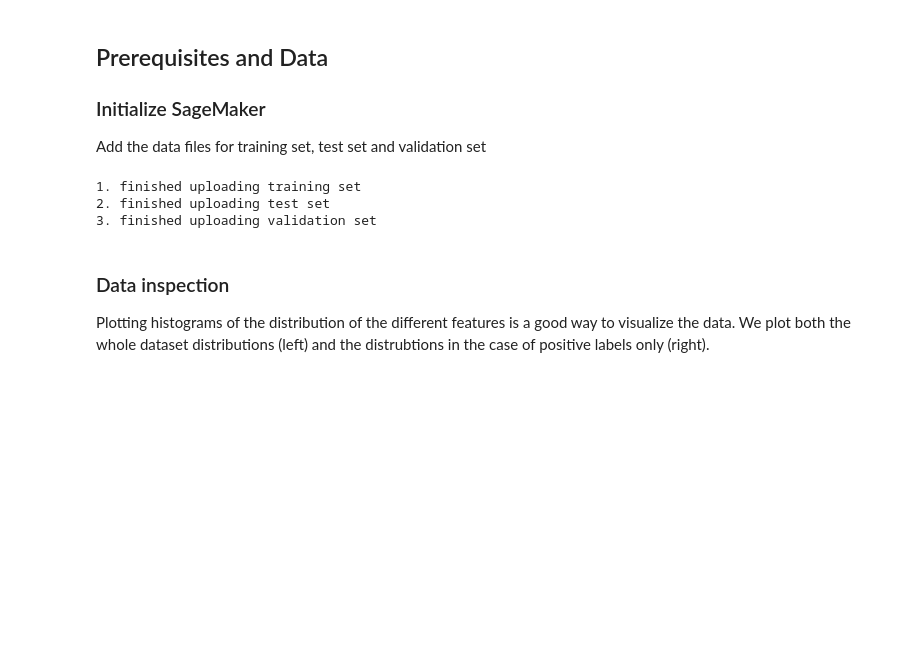
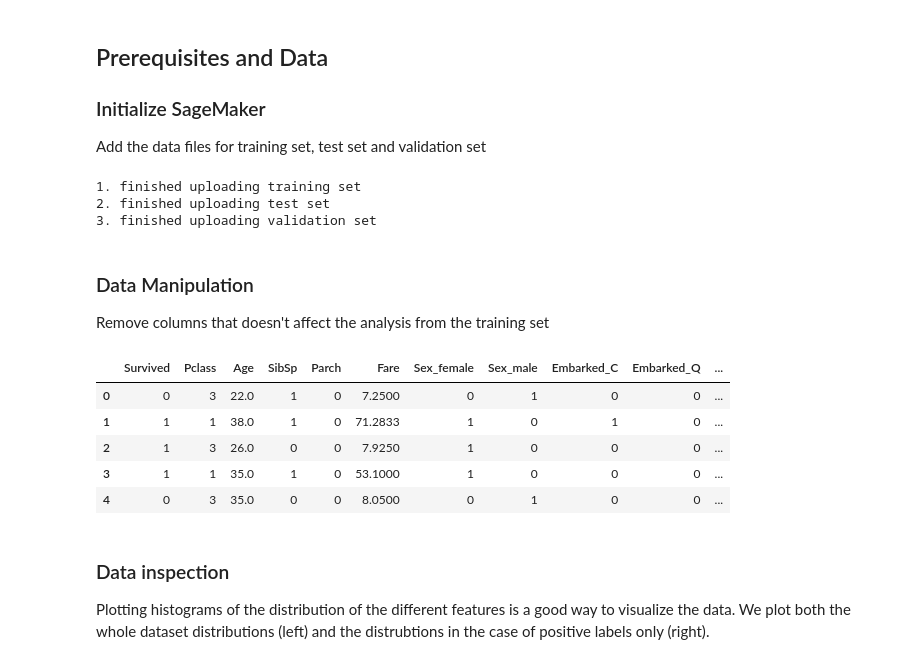
Before and after one commit to BreakingCodeUser/ml-i6-breakingcode, a Jupyter notebook: titanic.ipynb, the cells around one changed output. Cells and saved outputs as stored; diff of their text form; code cells hidden in the pictures; blank space fills up the shorter version.

```diff
--- a/titanic.ipynb
+++ b/titanic.ipynb
@@ -37,6 +37,31 @@ print("3. finished uploading validation set")
 1. finished uploading training set
 2. finished uploading test set
 3. finished uploading validation set
+# %% [markdown]
+### Data Manipulation <a class="anchor" id="inspect_data">
+Remove columns that doesn't affect the analysis from the training set
+# %%
+clean_training_data = training_set.drop("Name", axis = 1)
+clean_training_data.head()
+clean_training_data = clean_training_data.drop("Ticket", axis = 1)
+clean_training_data.head()
+clean_training_data = clean_training_data.drop("Cabin", axis = 1)
+clean_training_data.head()
+clean_training_data = clean_training_data.drop("PassengerId", axis = 1)
+clean_training_data.head()
+clean_training_data = pd.get_dummies(clean_training_data, columns = ["Sex"])
+clean_training_data.head()
+clean_training_data = pd.get_dummies(clean_training_data, columns = ["Embarked"])
+clean_training_data.head()
+clean_training_data = clean_training_data.dropna(how='any',axis = 0)
+clean_training_data.head()
+# %% [output]
+|  | Survived | Pclass | Age | SibSp | Parch | Fare | Sex_female | Sex_male | Embarked_C | Embarked_Q | ... |
+| 0 | 0 | 3 | 22.0 | 1 | 0 | 7.2500 | 0 | 1 | 0 | 0 | ... |
+| 1 | 1 | 1 | 38.0 | 1 | 0 | 71.2833 | 1 | 0 | 1 | 0 | ... |
+| 2 | 1 | 3 | 26.0 | 0 | 0 | 7.9250 | 1 | 0 | 0 | 0 | ... |
+| 3 | 1 | 1 | 35.0 | 1 | 0 | 53.1000 | 1 | 0 | 0 | 0 | ... |
+| 4 | 0 | 3 | 35.0 | 0 | 0 | 8.0500 | 0 | 1 | 0 | 0 | ... |
 # %% [markdown]
 ### Data inspection  <a class="anchor" id="inspect_data">
 Plotting histograms of the distribution of the different features is a good way to visualize the data. We plot both the whole dataset distributions (left) and the distrubtions in the case of positive labels only (right).
```
Also changed, not shown: parts of 4 cells of this notebook.
